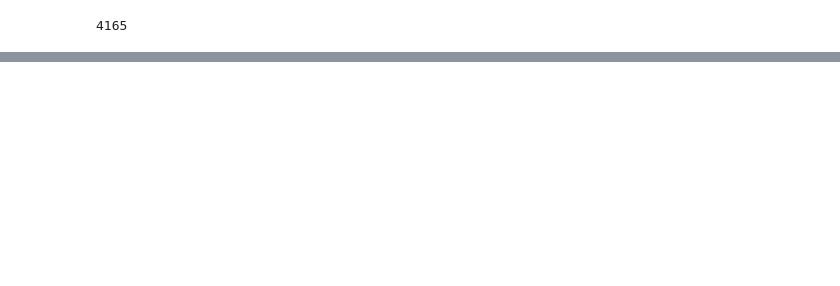
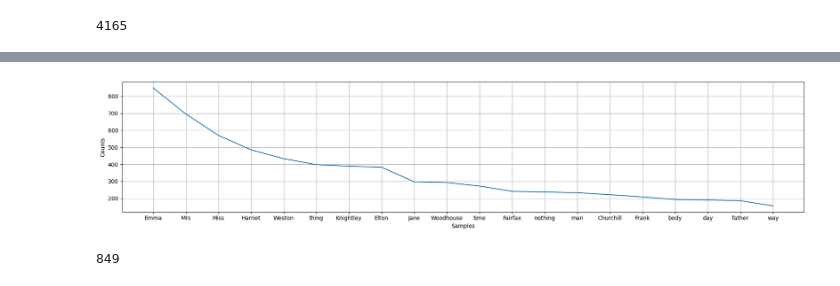
Before and after one commit to chjogit/ai, a Jupyter notebook: source/06_자연어처리/ch1_NLTK_자연어_처리.ipynb, the cells around one changed output, grey strips where cells are left out. Cells and saved outputs as stored; diff of their text form; code cells hidden in the pictures; blank space fills up the shorter version.

```diff
--- a/source/06_자연어처리/ch1_NLTK_자연어_처리.ipynb
+++ b/source/06_자연어처리/ch1_NLTK_자연어_처리.ipynb
@@ -182,0 +213,10 @@ print(emma_tags)
+# %%
+# 2-1  Emma를 NNP, NNS 등으로 태깅한 횟수(dict이용)
+pos_cnt = dict()
+for word, tag in tagged_list:
+    if word == 'Emma':
+        if tag in pos_cnt:
+            pos_cnt[tag] += 1
+        else:
+            pos_cnt[tag] = 1
+print(pos_cnt)
@@ -185,3 +241,15 @@ print(emma_tags)
 len(set([word for word, tag in tagged_list if tag.startswith('NN')]))
 # %% [output]
 4165
+# %%
+# 3
+noun_tags = ["NN", "NNS", "NNP", "NNPS"]
+nouns_list = []
+for word, tag in tagged_list:
+    if tag in  noun_tags:
+        nouns_list.append(word)
+nouns_list = [word for word, tag in tagged_list if tag in noun_tags]
+print('명사가 나온 횟수 :', len(nouns_list))
+print('출현한 명사 수(반복제거) : ', len(set(nouns_list)))
+print('한단어가 나오는 평균빈도수 :',
+     len(nouns_list) / len(set(nouns_list)))
@@ -187,0 +266,8 @@ len(set([word for word, tag in tagged_list if tag.startswith('NN')]))
+# %%
+import matplotlib.pyplot as plt
+from nltk import Text
+# Text : 단어 빈도 분석, 단어 검색 클래스
+emma_text = Text(nouns_list)
+plt.figure(figsize=(18,4))
+emma_text.plot(20)
+plt.show()
@@ -187,0 +276,21 @@ len(set([word for word, tag in tagged_list if tag.startswith('NN')]))
+# %%
+freqDist = emma_text.vocab()
+# freqDist
+most_common = freqDist.most_common(20) # 상위 20개
+most_common
+xlabel = [word for word, count in most_common]
+yvalue = [count for word, count in most_common]
+plt.figure(figsize=(18,4))
+plt.plot(xlabel, yvalue, marker=None)
+#plt.xticks(rotation=45)
+plt.xlabel('Samples')
+plt.ylabel('Counts')
+plt.grid()
+plt.tight_layout()
+plt.show()
+# %% [output]
+[figure, added]
+# %%
+emma_text.count('Emma')
+# %% [output]
+849
```
Also changed, not shown: parts of 13 cells of this notebook, 12 other files.
